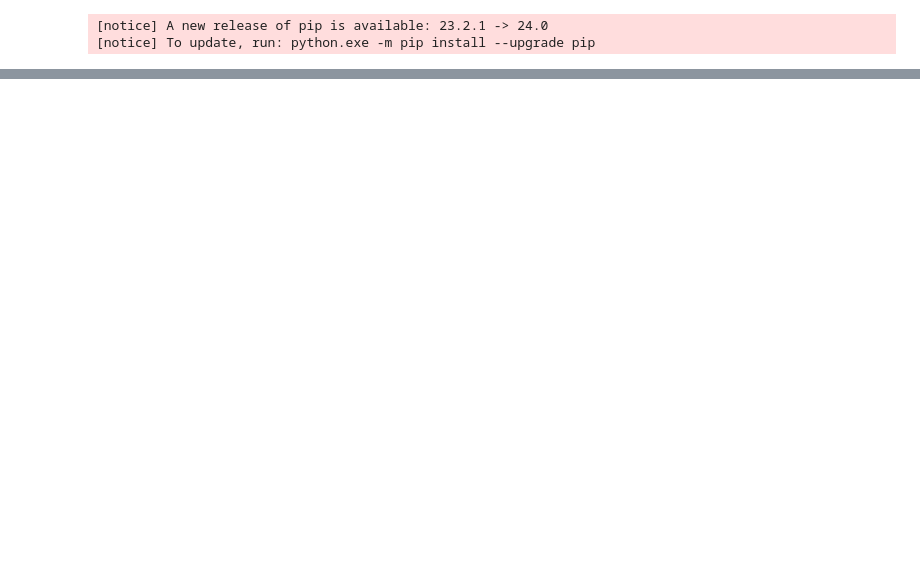
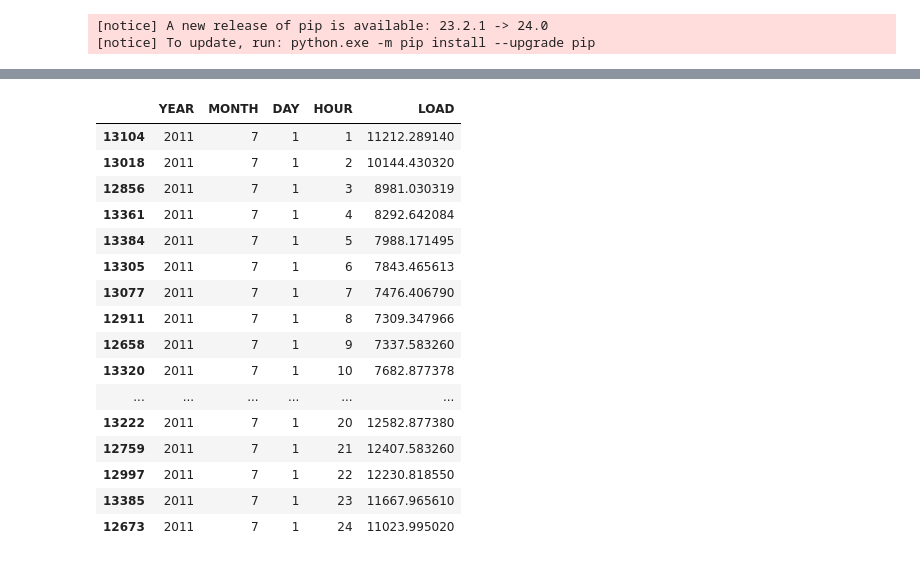
Before and after one commit to EthanFajnkuchen/generation-schedule-optimization, a Jupyter notebook: final_project.ipynb, the cells around one changed output, grey strips where cells are left out. Saved outputs shown, nothing was run; the diff lists cells and outputs as text; code cells hidden in the pictures; blank space fills up the shorter version.

```diff
--- a/final_project.ipynb
+++ b/final_project.ipynb
@@ -37,0 +60,21 @@ warnings.filterwarnings("ignore")
+# %%
+specific_day = df_demand[(df_demand['YEAR']==2011)&(df_demand['MONTH']==7)&(df_demand['DAY']==1)]
+specific_day.sort_values(by='HOUR')
+# %% [output]
+|  | YEAR | MONTH | DAY | HOUR | LOAD |
+| 13104 | 2011 | 7 | 1 | 1 | 11212.289140 |
+| 13018 | 2011 | 7 | 1 | 2 | 10144.430320 |
+| 12856 | 2011 | 7 | 1 | 3 | 8981.030319 |
+| 13361 | 2011 | 7 | 1 | 4 | 8292.642084 |
+| 13384 | 2011 | 7 | 1 | 5 | 7988.171495 |
+| 13305 | 2011 | 7 | 1 | 6 | 7843.465613 |
+| 13077 | 2011 | 7 | 1 | 7 | 7476.406790 |
+| 12911 | 2011 | 7 | 1 | 8 | 7309.347966 |
+| 12658 | 2011 | 7 | 1 | 9 | 7337.583260 |
+| 13320 | 2011 | 7 | 1 | 10 | 7682.877378 |
+| ... | ... | ... | ... | ... | ... |
+| 13222 | 2011 | 7 | 1 | 20 | 12582.877380 |
+| 12759 | 2011 | 7 | 1 | 21 | 12407.583260 |
+| 12997 | 2011 | 7 | 1 | 22 | 12230.818550 |
+| 13385 | 2011 | 7 | 1 | 23 | 11667.965610 |
+| 12673 | 2011 | 7 | 1 | 24 | 11023.995020 |
```
Also changed, not shown: parts of 5 cells of this notebook.
